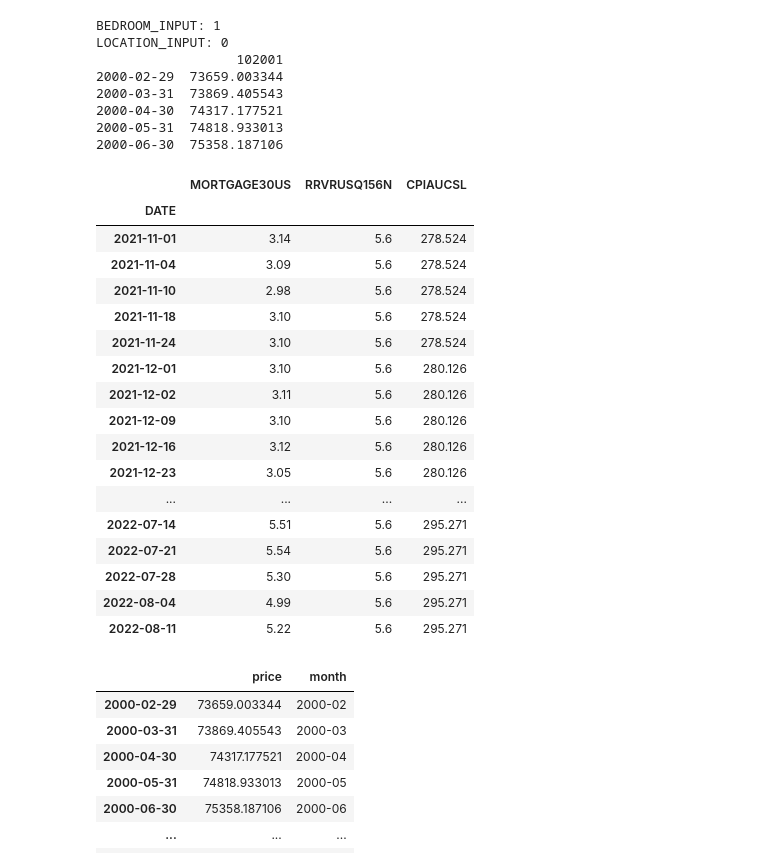
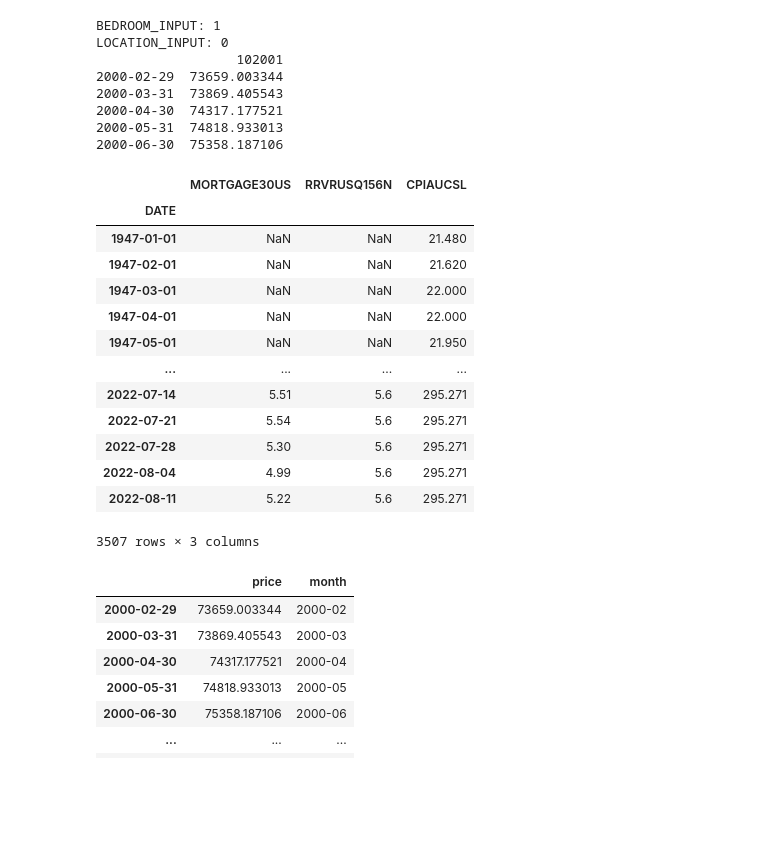
Before and after one commit to matisluzi/ml_project, a Jupyter notebook: Project_Main.ipynb, the cells around one changed output. Saved outputs shown, nothing was run; the diff lists cells and outputs as text; code cells hidden in the pictures; blank space fills up the shorter version.

```diff
--- a/Project_Main.ipynb
+++ b/Project_Main.ipynb
@@ -1,12 +1,13 @@
 # %%
 import pandas as pd
-
+from datetime import timedelta
 # Federal Reserve CSV files
 fed_files = ["MORTGAGE30US.csv", "RRVRUSQ156N.csv", "CPIAUCSL.csv"]
 
 # Read and concatenate Federal Reserve data
 dfs_fed = [pd.read_csv(f, parse_dates=True, index_col=0) for f in fed_files]
-fed_data = pd.concat(dfs_fed, axis=1).ffill()  # Combine and forward-fill missing values
+fed_data = pd.concat(dfs_fed, axis=1)
+fed_data.ffill(inplace = True)
 # %%
 # Zillow CSV files
 zillow_files = [
@@ -77,26 +78,22 @@ LOCATION_INPUT: 0
 # %%
 zillow_data_df.rename(columns={102001: "price"}, inplace=True)
 # %%
-fed_data.tail(50)
+fed_data
 # %% [output]
 |  | MORTGAGE30US | RRVRUSQ156N | CPIAUCSL |
 | DATE |  |  |  |
-| 2021-11-01 | 3.14 | 5.6 | 278.524 |
-| 2021-11-04 | 3.09 | 5.6 | 278.524 |
-| 2021-11-10 | 2.98 | 5.6 | 278.524 |
-| 2021-11-18 | 3.10 | 5.6 | 278.524 |
-| 2021-11-24 | 3.10 | 5.6 | 278.524 |
-| 2021-12-01 | 3.10 | 5.6 | 280.126 |
-| 2021-12-02 | 3.11 | 5.6 | 280.126 |
-| 2021-12-09 | 3.10 | 5.6 | 280.126 |
-| 2021-12-16 | 3.12 | 5.6 | 280.126 |
-| 2021-12-23 | 3.05 | 5.6 | 280.126 |
+| 1947-01-01 | NaN | NaN | 21.480 |
+| 1947-02-01 | NaN | NaN | 21.620 |
+| 1947-03-01 | NaN | NaN | 22.000 |
+| 1947-04-01 | NaN | NaN | 22.000 |
+| 1947-05-01 | NaN | NaN | 21.950 |
 | ... | ... | ... | ... |
 | 2022-07-14 | 5.51 | 5.6 | 295.271 |
 | 2022-07-21 | 5.54 | 5.6 | 295.271 |
 | 2022-07-28 | 5.30 | 5.6 | 295.271 |
 | 2022-08-04 | 4.99 | 5.6 | 295.271 |
 | 2022-08-11 | 5.22 | 5.6 | 295.271 |
+3507 rows × 3 columns
 # %%
 zillow_data_df
 # %% [output]
```
Also changed, not shown: parts of 20 cells of this notebook.
